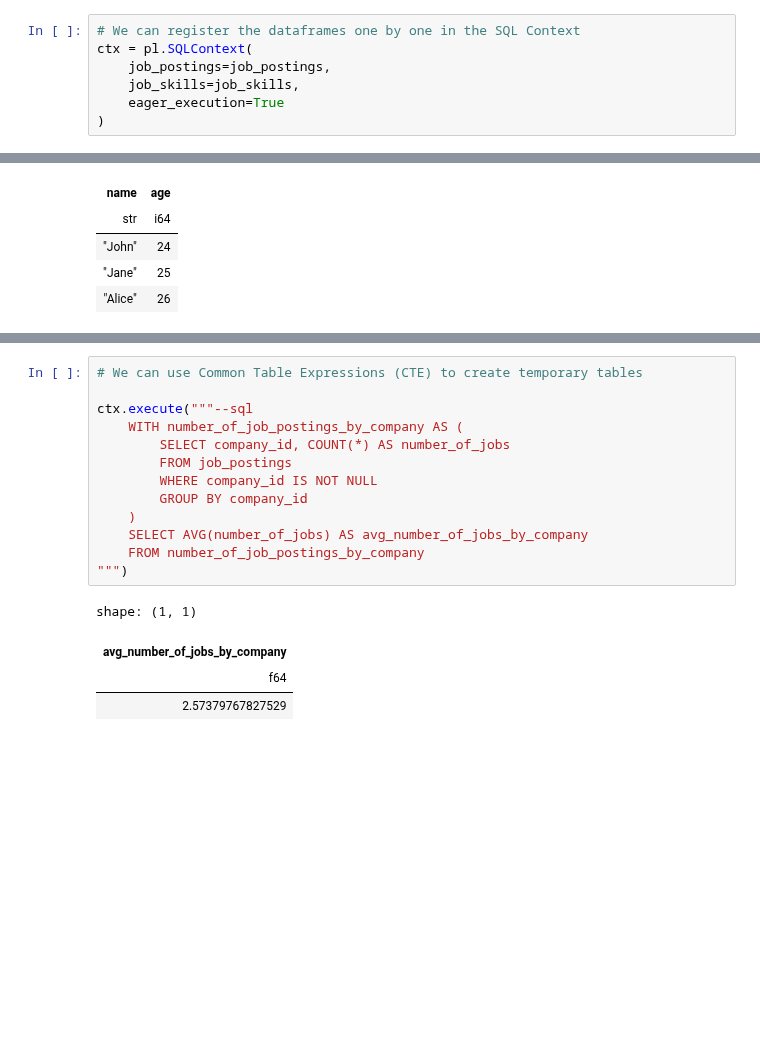
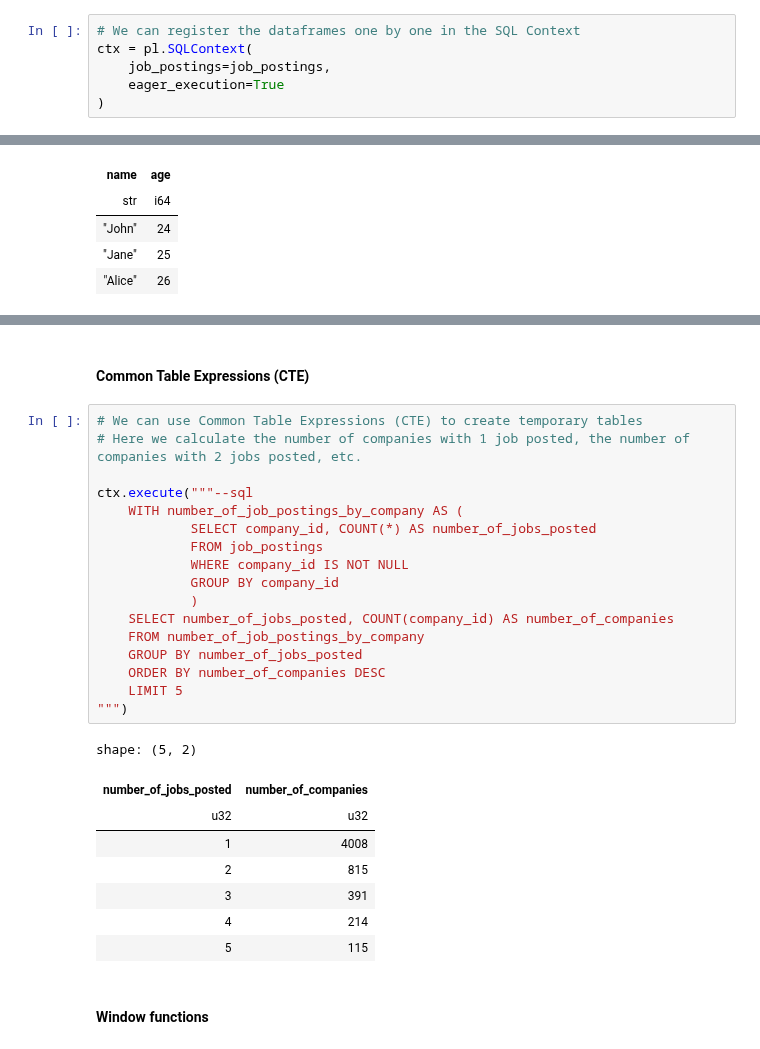
Before and after one commit to PacktPublishing/Data-Analysis-with-Polars, a Jupyter notebook: chapter_06/06.1_SQL_and_Polars_CLI.ipynb, the cells around one changed output, grey strips where cells are left out. Saved outputs shown, nothing was run; the diff lists cells and outputs as text; blank space fills up the shorter version.

```diff
--- a/chapter_06/06.1_SQL_and_Polars_CLI.ipynb
+++ b/chapter_06/06.1_SQL_and_Polars_CLI.ipynb
@@ -44,7 +34,6 @@ shape: (5, 6)
 # We can register the dataframes one by one in the SQL Context
 ctx = pl.SQLContext(
     job_postings=job_postings,
-    job_skills=job_skills,
     eager_execution=True
 )
 # %%
@@ -194,18 +283,30 @@ shape: (5, 2)
+# %% [markdown]
+#### Common Table Expressions (CTE)
 # %%
 # We can use Common Table Expressions (CTE) to create temporary tables
+# Here we calculate the number of companies with 1 job posted, the number of companies with 2 jobs posted, etc.
 
 ctx.execute("""--sql
     WITH number_of_job_postings_by_company AS (
-        SELECT company_id, COUNT(*) AS number_of_jobs
-        FROM job_postings
-        WHERE company_id IS NOT NULL
-        GROUP BY company_id
-    )
-    SELECT AVG(number_of_jobs) AS avg_number_of_jobs_by_company
+            SELECT company_id, COUNT(*) AS number_of_jobs_posted
+            FROM job_postings
+            WHERE company_id IS NOT NULL
+            GROUP BY company_id
+            )
+    SELECT number_of_jobs_posted, COUNT(company_id) AS number_of_companies
     FROM number_of_job_postings_by_company
+    GROUP BY number_of_jobs_posted
+    ORDER BY number_of_companies DESC
+    LIMIT 5
 """)
 # %% [output]
-shape: (1, 1)
+shape: (5, 2)
-| avg_number_of_jobs_by_company |
-| f64 |
-| 2.57379767827529 |
+| number_of_jobs_posted | number_of_companies |
+| u32 | u32 |
+| 1 | 4008 |
+| 2 | 815 |
+| 3 | 391 |
+| 4 | 214 |
+| 5 | 115 |
+# %% [markdown]
+#### Window functions
```
Also changed, not shown: parts of 24 cells of this notebook, 7 other files.
